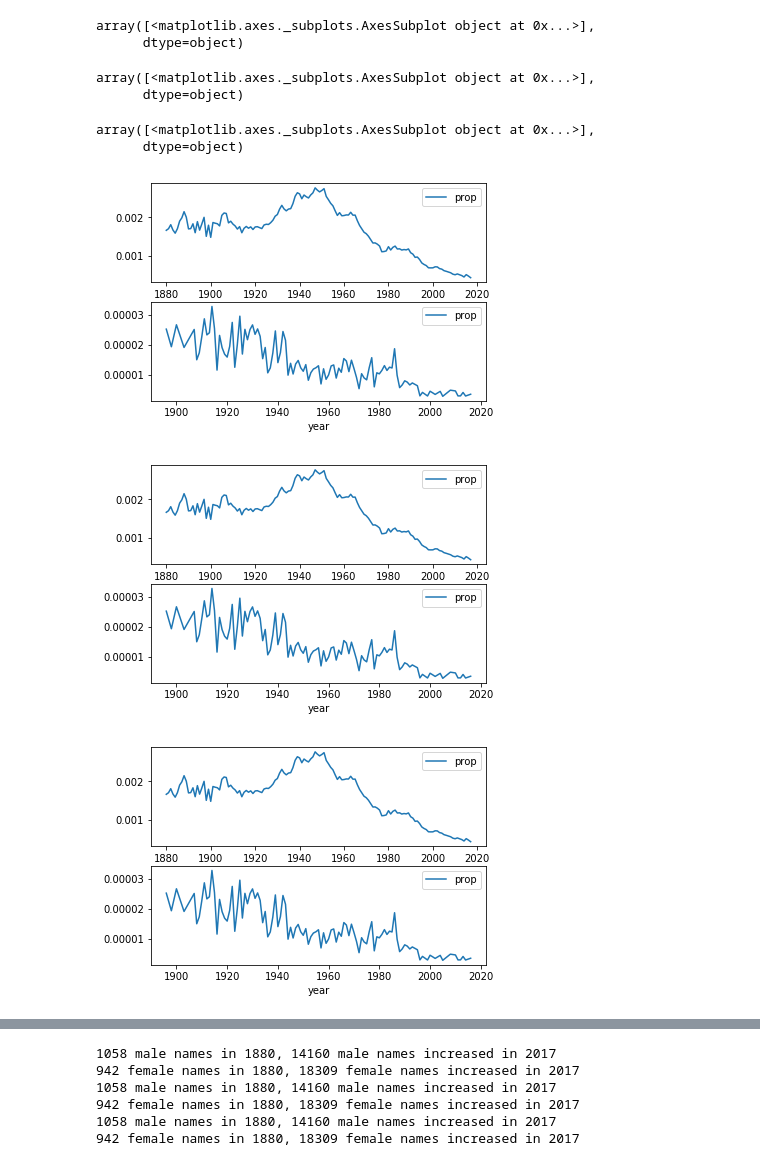
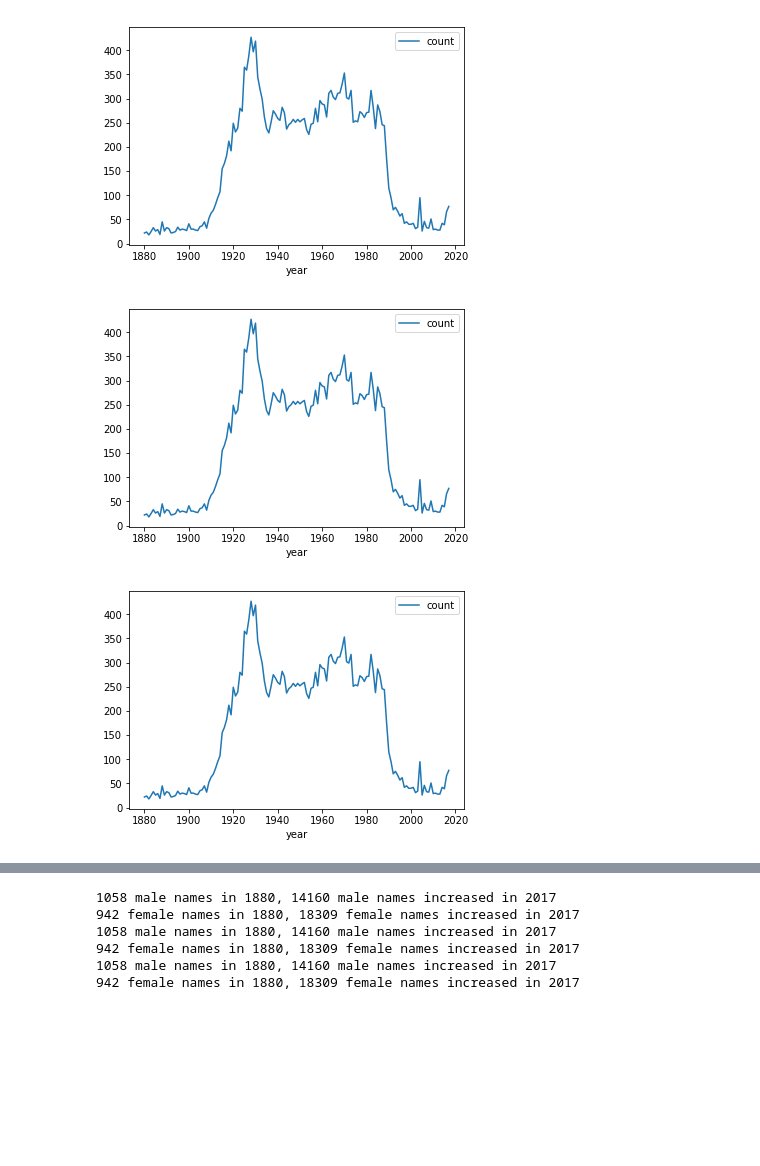
Before and after one commit to hsiaocy/USA-Baby-Names, a Jupyter notebook: USA-Baby-Names.ipynb, the cells around one changed output, grey strips where cells are left out. Cells and saved outputs as stored; diff of their text form; code cells hidden in the pictures; blank space fills up the shorter version.

```diff
--- a/USA-Baby-Names.ipynb
+++ b/USA-Baby-Names.ipynb
@@ -86,16 +61,18 @@ F_ALLEN = ALLEN[ALLEN.sex == 'F']
-# %%
-fig, axes = plt.subplots(nrows=2, ncols=1)
-M_ALLEN.plot(
-    x='year', y='prop', subplots=True, ax=axes[0])
-F_ALLEN.plot(
-    x='year', y='prop', subplots=True, ax=axes[1])
-# %% [output]
-array([<matplotlib.axes._subplots.AxesSubplot object at 0x...>],
-      dtype=object)
-array([<matplotlib.axes._subplots.AxesSubplot object at 0x...>],
-      dtype=object)
-array([<matplotlib.axes._subplots.AxesSubplot object at 0x...>],
-      dtype=object)
-[figure, removed]
-[figure, removed]
-[figure, removed]
+# %%
+# Visualize my friend's name
+def show_names(df, name, sex='F', plot=False):
+    try:
+        n = df.loc[sex].loc[name]
+        if plot == True:
+            n.plot(x='year', y='count')
+            plt.show()
+
+    except KeyError:
+        print("Oops: this name '{}' for sex '{}' is not found".format(name, sex))
+
+df1 = df.set_index(['sex', 'name'])
+show_names(df=df1, name='James', sex='F', plot=True)
+# %% [output]
+[figure, added]
+[figure, added]
+[figure, added]
```
Also changed, not shown: parts of 15 cells of this notebook.
